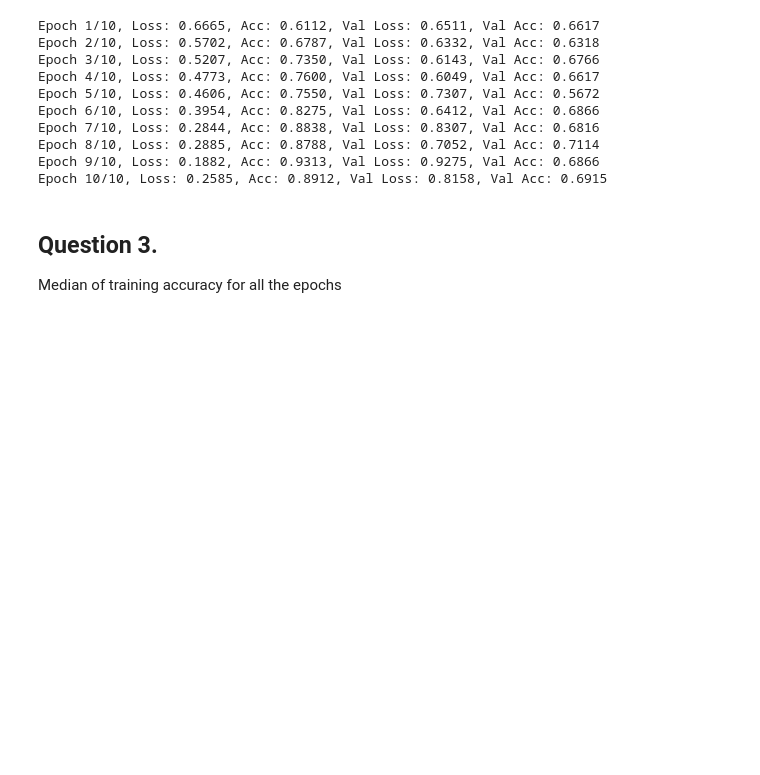
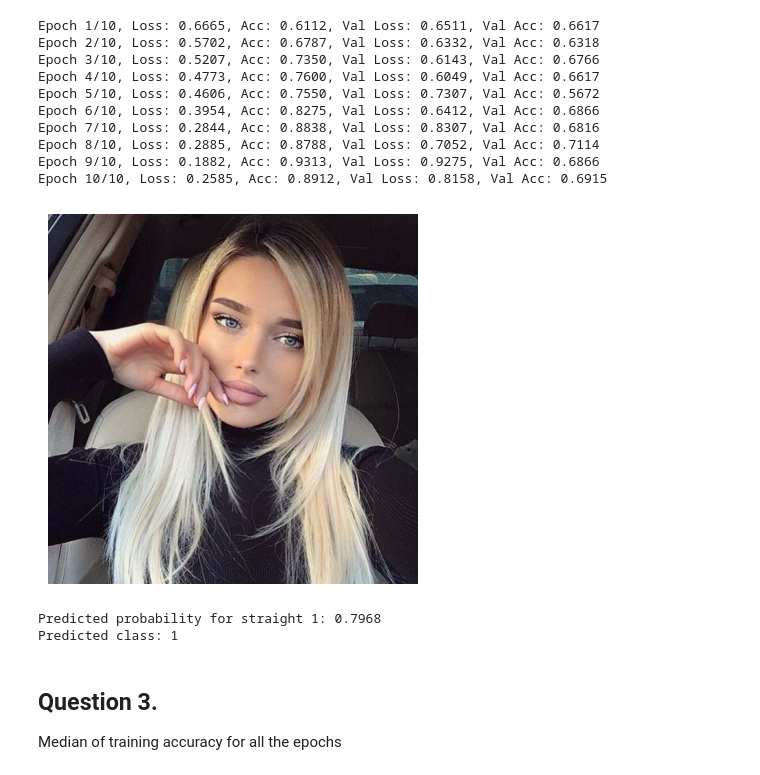
Before and after one commit to ramires666/machine-learning-zoomcamp-homework, a Jupyter notebook: 8-Neural Networks and Deep Learning/08-notebook.ipynb, the cells around one changed output. Cells and saved outputs as stored; diff of their text form; code cells hidden in the pictures; blank space fills up the shorter version.

```diff
--- a/8-Neural Networks and Deep Learning/08-notebook.ipynb
+++ b/8-Neural Networks and Deep Learning/08-notebook.ipynb
@@ -426,3 +426,15 @@ Epoch 7/10, Loss: 0.2844, Acc: 0.8838, Val Loss: 0.8307, Val Acc: 0.6816
 Epoch 8/10, Loss: 0.2885, Acc: 0.8788, Val Loss: 0.7052, Val Acc: 0.7114
 Epoch 9/10, Loss: 0.1882, Acc: 0.9313, Val Loss: 0.9275, Val Acc: 0.6866
 Epoch 10/10, Loss: 0.2585, Acc: 0.8912, Val Loss: 0.8158, Val Acc: 0.6915
+# %%
+image_path = "data/test/straight/e374f7844815aaeb27d48dac10c5e9ff.jpg"
+from PIL import Image
+import matplotlib.pyplot as plt
+img = Image.open(image_path).convert("RGB")
+
+# show the original image
+plt.imshow(img)
+plt.axis("off")
+plt.show()
+# %% [output]
+[figure, added]
@@ -429,3 +459,18 @@ Epoch 10/10, Loss: 0.2585, Acc: 0.8912, Val Loss: 0.8158, Val Acc: 0.6915
+# %%
+
+with torch.no_grad():  # no gradients needed for inference
+    logits = model(tensor_img)          # shape: (1, 1), raw logits
+    probs = torch.sigmoid(logits)       # convert logits -> probability in (0, 1)
+    prob = probs.item()                 # python float
+
+# choose class based on 0.5 threshold
+pred_label = 1 if prob >= 0.5 else 0
+
+print(f"Predicted probability for straight 1: {prob:.4f}")
+print(f"Predicted class: {pred_label}")
+# %% [output]
+Predicted probability for straight 1: 0.7968
+Predicted class: 1
 # %% [markdown]
 ## Question 3.
 
```
Also changed, not shown: parts of 2 cells of this notebook.
